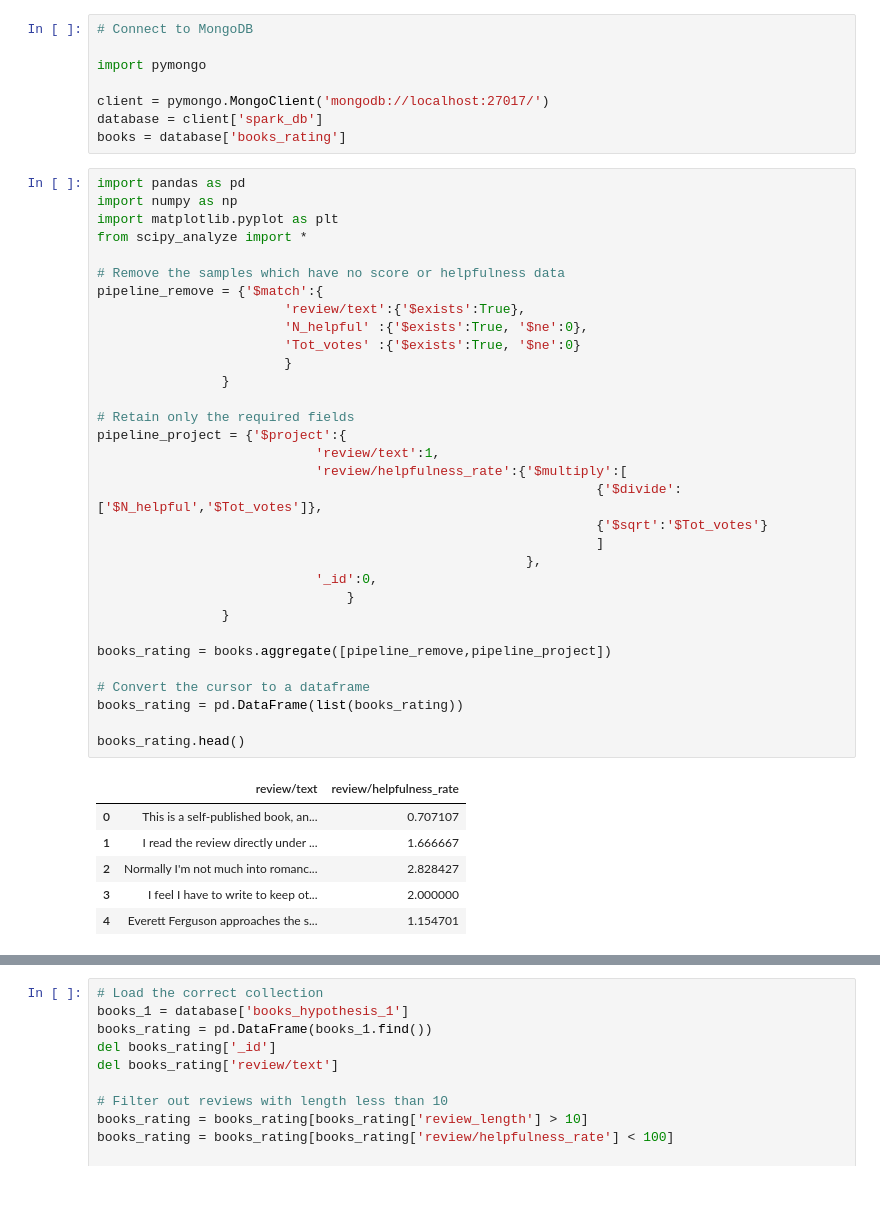
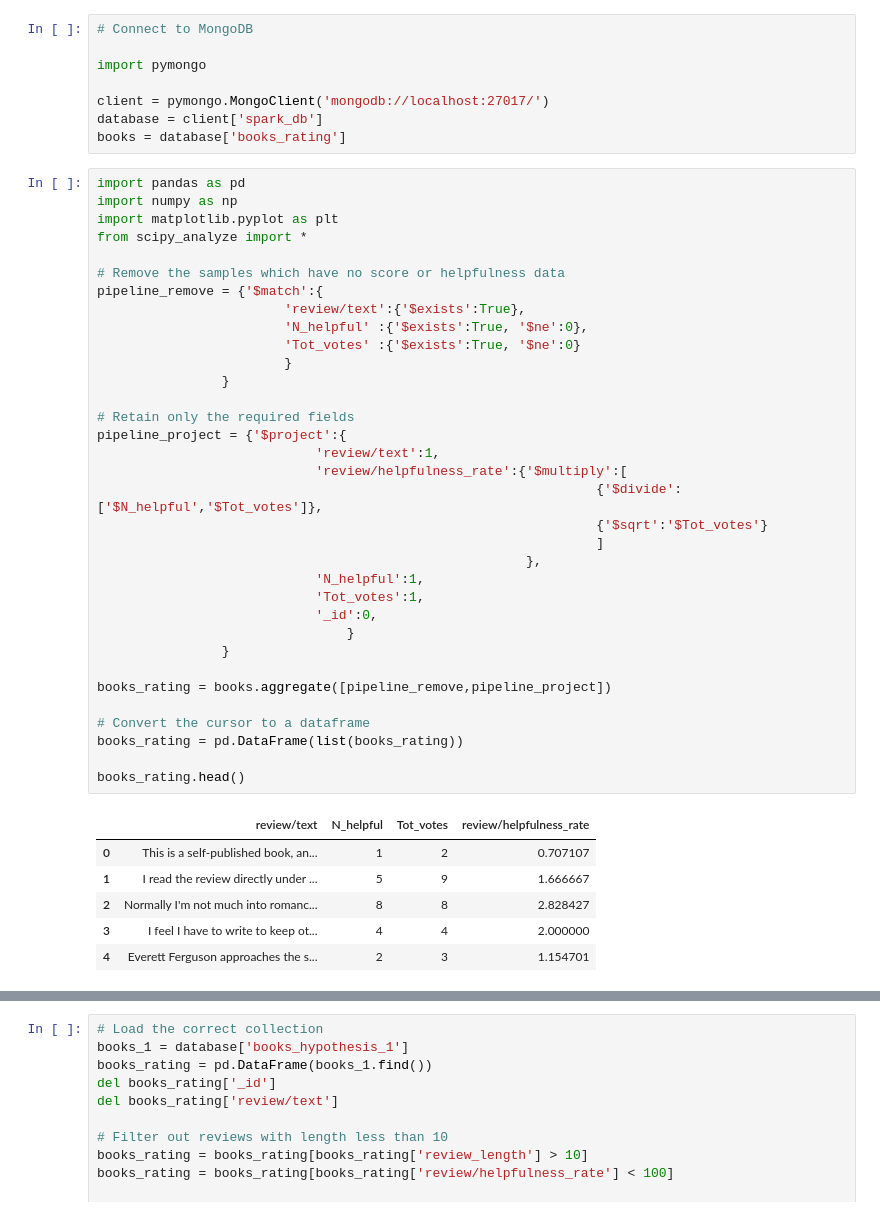
Before and after one commit to AndreaAlberti07/Amazon-books-reviews-ML, a Jupyter notebook: notebooks/hypotesis_testing/hypothesis_1.ipynb, the cells around one changed output, grey strips where cells are left out. Saved outputs shown, nothing was run; the diff lists cells and outputs as text.

```diff
--- a/notebooks/hypotesis_testing/hypothesis_1.ipynb
+++ b/notebooks/hypotesis_testing/hypothesis_1.ipynb
@@ -29,39 +29,41 @@ import numpy as np
 import matplotlib.pyplot as plt
 from scipy_analyze import *
 
 # Remove the samples which have no score or helpfulness data
 pipeline_remove = {'$match':{
                         'review/text':{'$exists':True},
                         'N_helpful'	:{'$exists':True, '$ne':0},
                         'Tot_votes'	:{'$exists':True, '$ne':0}
                         }
                 }
 
 # Retain only the required fields
 pipeline_project = {'$project':{
                             'review/text':1,
                             'review/helpfulness_rate':{'$multiply':[
                                                                 {'$divide':['$N_helpful','$Tot_votes']},
                                                                 {'$sqrt':'$Tot_votes'}
                                                                 ]
                                                        },
+                            'N_helpful':1,
+                            'Tot_votes':1,
                             '_id':0,
                                 }
                 }
 
 books_rating = books.aggregate([pipeline_remove,pipeline_project])
 
 # Convert the cursor to a dataframe
 books_rating = pd.DataFrame(list(books_rating))
 
 books_rating.head()
 # %% [output]
-|  | review/text | review/helpfulness_rate |
-| 0 | This is a self-published book, an... | 0.707107 |
-| 1 | I read the review directly under ... | 1.666667 |
-| 2 | Normally I'm not much into romanc... | 2.828427 |
-| 3 | I feel I have to write to keep ot... | 2.000000 |
-| 4 | Everett Ferguson approaches the s... | 1.154701 |
+|  | review/text | N_helpful | Tot_votes | review/helpfulness_rate |
+| 0 | This is a self-published book, an... | 1 | 2 | 0.707107 |
+| 1 | I read the review directly under ... | 5 | 9 | 1.666667 |
+| 2 | Normally I'm not much into romanc... | 8 | 8 | 2.828427 |
+| 3 | I feel I have to write to keep ot... | 4 | 4 | 2.000000 |
+| 4 | Everett Ferguson approaches the s... | 2 | 3 | 1.154701 |
 # %%
 import nltk
 nltk.download('stopwords')
```
Also changed, not shown: parts of 2 cells of this notebook.
